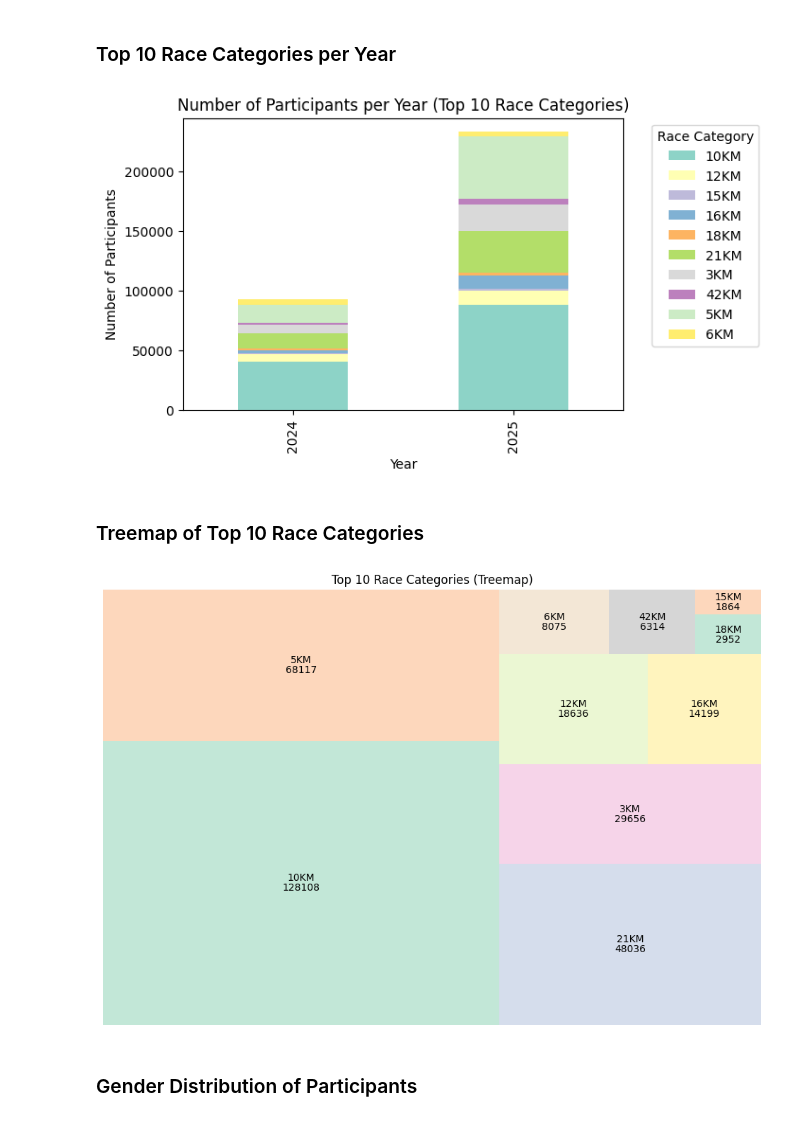
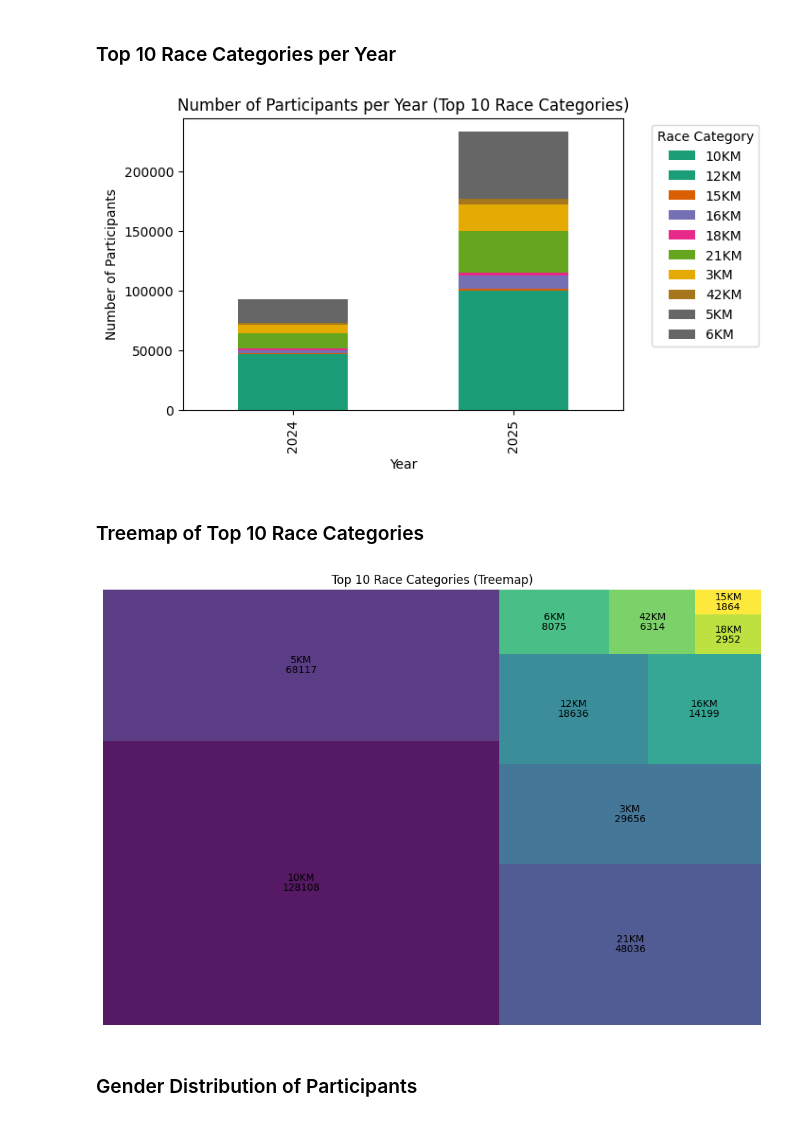
Before and after one commit to Qvyl/kaggle-notebooks, a Jupyter notebook: philippines-endurance-events.ipynb, the cells around one changed output. Saved outputs shown, nothing was run; the diff lists cells and outputs as text; code cells hidden in the pictures.

```diff
--- a/philippines-endurance-events.ipynb
+++ b/philippines-endurance-events.ipynb
@@ -243,7 +245,7 @@ participants_top10 = participants_per_year_cat[participants_per_year_cat['raceCa
 
 pivot_df = participants_top10.pivot(index='year', columns='raceCategory_mapped', values='participants').fillna(0)
 
-pivot_df.plot(kind='bar', stacked=True, figsize=(6,4), colormap='Set3')
+pivot_df.plot(kind='bar', stacked=True, figsize=(6,4), colormap='Dark2')
 
 plt.title('Number of Participants per Year (Top 10 Race Categories)')
 plt.xlabel('Year')
@@ -252,26 +254,26 @@ plt.legend(title='Race Category', bbox_to_anchor=(1.05, 1), loc='upper left')
 plt.tight_layout
 plt.show()
 # %% [output]
-[figure, old version]
+[figure, new version]
 # %% [markdown]
 ### Treemap of Top 10 Race Categories
 # %%
 treemap = df['raceCategory_mapped'].value_counts().nlargest(10)
 
 plt.figure(figsize=(12,8))
 squarify.plot(
     sizes=treemap.values,
     label=treemap.index,
     value=treemap.values,
-    alpha=0.8,
-    color=plt.cm.Pastel2.colors
+    alpha=0.9,
+    color=plt.cm.viridis(np.linspace(0,1,len(treemap)))
 )
 
 plt.title('Top 10 Race Categories (Treemap)')
 plt.axis('off')
 plt.show()
 # %% [output]
-[figure, old version]
+[figure, new version]
 # %% [markdown]
 ### Gender Distribution of Participants
 # %%
```
Also changed, not shown: parts of 2 cells of this notebook.
